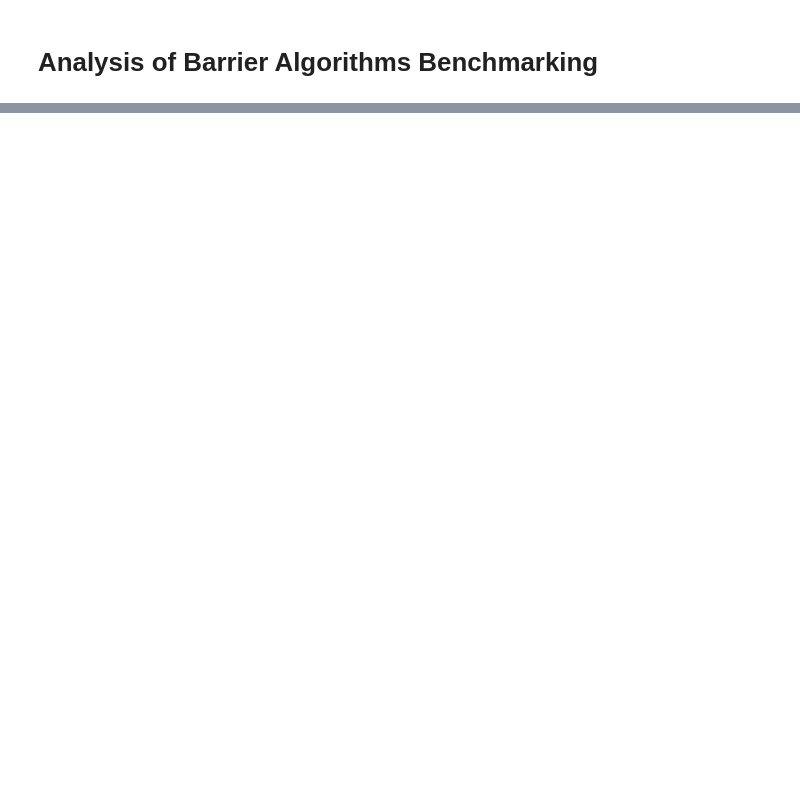
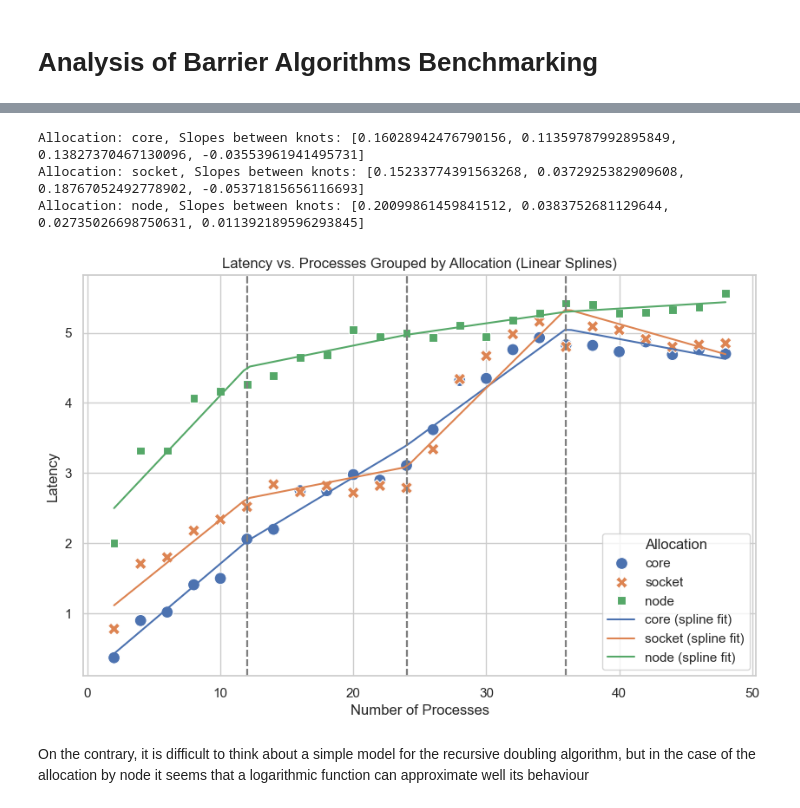
Before and after one commit to mzampar/High_Performance_Computing_2023, a Jupyter notebook: Excercise_1/barrier/results/barrier_analysis.ipynb, the cells around one changed output, grey strips where cells are left out. Drawn from its saved outputs; the diff is of its cells as text; code cells hidden in the pictures; blank space fills up the shorter version.

```diff
--- a/Excercise_1/barrier/results/barrier_analysis.ipynb
+++ b/Excercise_1/barrier/results/barrier_analysis.ipynb
@@ -187,0 +247,77 @@ Zero differences: 1
+# %%
+from scipy.interpolate import LSQUnivariateSpline
+
+# Assuming barrier_tree DataFrame is already available
+# Replace with actual data if necessary
+# barrier_tree = pd.DataFrame({'Allocation': [...], 'Processes': [...], 'Latency': [...]})
+
+# Initialize the plot
+sns.set(style="whitegrid")
+plt.figure(figsize=(10, 6))
+
+# Plot latency vs processes, grouped by allocation
+sns.scatterplot(data=barrier_tree, x='Processes', y='Latency', hue='Allocation', style='Allocation', s=100)
+
+# Prepare for spline fitting (degree 1 splines)
+allocations = barrier_tree['Allocation'].unique()
+
+# Create a dictionary to store coefficients for each allocation
+splines_info = {}
+
+splines_knots = {}
+splines_knots['core'] = [12, 24, 36]
+splines_knots['socket'] = [12, 24, 36]
+splines_knots['node'] = [12, 24, 36]
+
+# Loop over each allocation group to fit and plot a spline of degree 1 (linear spline)
+for alloc in allocations:
+    subset = barrier_tree[barrier_tree['Allocation'] == alloc]
+    X = subset['Processes'].values
+    y = subset['Latency'].values
+
+    knots = splines_knots[alloc]  # Set the knots based on the allocation
+    spline = LSQUnivariateSpline(X, y, knots, k=1)
+
+
+    # Assuming you have fitted the spline
+    splines_info[alloc] = {'knots': spline.get_knots(), 'values_at_knots': spline.get_coeffs()}
+
+    # Extract knots (x-values) and values (y-values at the knots)
+    knots = splines_info[alloc]['knots']
+    values_at_knots = splines_info[alloc]['values_at_knots']
+
+    # Compute the slopes between consecutive knots
+    slopes = []
+    for i in range(len(knots) - 1):
+        slope = (values_at_knots[i + 1] - values_at_knots[i]) / (knots[i + 1] - knots[i])
+        slopes.append(slope)
+
+    # Print slopes (these are the coefficients of the linear spline segments)
+    print(f"Allocation: {alloc}, Slopes between knots: {slopes}")
+
+
+    # Generate spline points for plotting
+    X_range = np.linspace(X.min(), X.max(), 100)
+    y_spline = spline(X_range)
+
+    # vertiacal lines at 12 24 and 36
+    for i in [12, 24, 36]:
+        plt.axvline(x=i, linestyle='--', color='gray')
+
+    # Plot the spline line
+    plt.plot(X_range, y_spline, label=f'{alloc} (spline fit)')
+
+# Set plot labels and title
+plt.xlabel('Number of Processes')
+plt.ylabel('Latency')
+plt.title('Latency vs. Processes Grouped by Allocation (Linear Splines)')
+plt.legend(title='Allocation')
+plt.savefig('figures/latency_spline.png')
+plt.show()
+# %% [output]
+Allocation: core, Slopes between knots: [0.16028942476790156, 0.11359787992895849, 0.13827370467130096, -0.03553961941495731]
+Allocation: socket, Slopes between knots: [0.15233774391563268, 0.0372925382909608, 0.18767052492778902, -0.05371815656116693]
+Allocation: node, Slopes between knots: [0.20099861459841512, 0.0383752681129644, 0.02735026698750631, 0.011392189596293845]
+[figure, added]
+# %% [markdown]
+On the contrary, it is difficult to think about a simple model for the recursive doubling algorithm, but in the case of the allocation by node it seems that a logarithmic function can approximate well its behaviour
```
Also changed, not shown: parts of 6 cells of this notebook, 27 other files.
